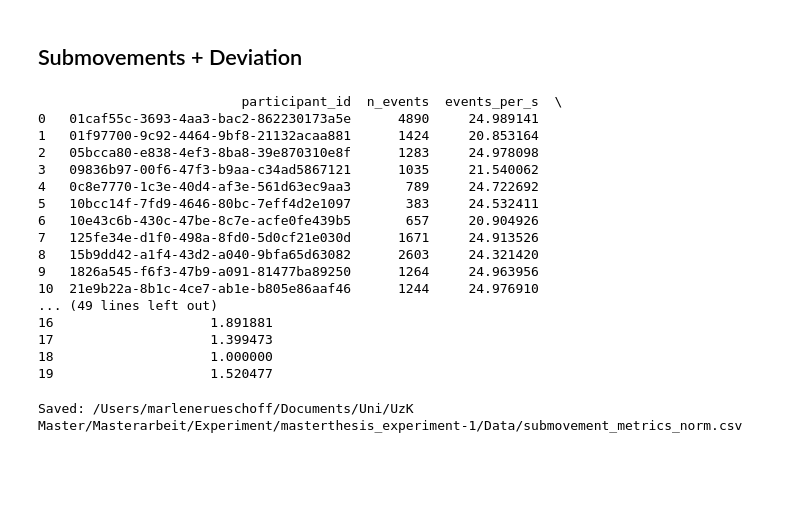
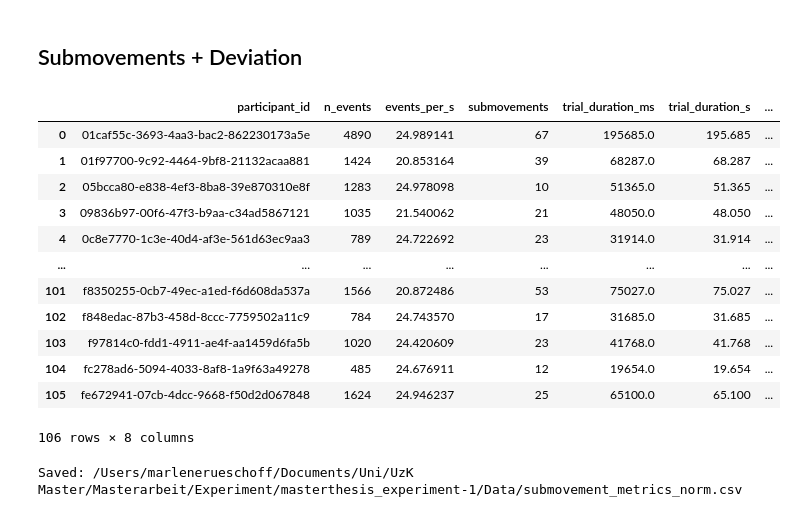
Before and after one commit to MarleneRu/MR_UzK, a Jupyter notebook: Analysis/Mouse_Metrics.ipynb, the cells around one changed output. Cells and saved outputs as stored; diff of their text form; code cells hidden in the pictures; blank space fills up the shorter version.

```diff
--- a/Analysis/Mouse_Metrics.ipynb
+++ b/Analysis/Mouse_Metrics.ipynb
@@ -356,51 +356,48 @@ def submovements_per_trial_velocity_peaks(
     needed = set(group_cols) | {"t_ms", x_col, y_col}
     missing = [c for c in needed if c not in events.columns]
     if missing:
         raise KeyError(f"events is missing required columns: {missing}")
 
     # Apply per-group computation
     out = (
         events
         .groupby(list(group_cols), dropna=False)
         .apply(_count_submovements_velocity_peaks, x_col=x_col, y_col=y_col)
         .reset_index()
     )
 
     # Clean up groupby-added index columns
     out = out.drop(columns=[c for c in out.columns if c.startswith("level_")], errors="ignore")
     return out
 
 
 ##################### Run #####################
 
 GROUPING = ("participant_id",)
 
 per_participant = submovements_per_trial_velocity_peaks(
     events_with_steps,  # must contain participant_id, t_ms, x_norm, y_norm (+ optional velocity_norm_s)
     group_cols=GROUPING,
     x_col="x_norm",
     y_col="y_norm",
 )
 
-print(per_participant.head(20))
+# Output
+per_participant
 # %% [output]
+|  | participant_id | n_events | events_per_s | submovements | trial_duration_ms | trial_duration_s | ... |
+| 0 | 01caf55c-3693-4aa3-bac2-862230173a5e | 4890 | 24.989141 | 67 | 195685.0 | 195.685 | ... |
+| 1 | 01f97700-9c92-4464-9bf8-21132acaa881 | 1424 | 20.853164 | 39 | 68287.0 | 68.287 | ... |
+| 2 | 05bcca80-e838-4ef3-8ba8-39e870310e8f | 1283 | 24.978098 | 10 | 51365.0 | 51.365 | ... |
+| 3 | 09836b97-00f6-47f3-b9aa-c34ad5867121 | 1035 | 21.540062 | 21 | 48050.0 | 48.050 | ... |
+| 4 | 0c8e7770-1c3e-40d4-af3e-561d63ec9aa3 | 789 | 24.722692 | 23 | 31914.0 | 31.914 | ... |
+| ... | ... | ... | ... | ... | ... | ... | ... |
+| 101 | f8350255-0cb7-49ec-a1ed-f6d608da537a | 1566 | 20.872486 | 53 | 75027.0 | 75.027 | ... |
+| 102 | f848edac-87b3-458d-8ccc-7759502a11c9 | 784 | 24.743570 | 17 | 31685.0 | 31.685 | ... |
+| 103 | f97814c0-fdd1-4911-ae4f-aa1459d6fa5b | 1020 | 24.420609 | 23 | 41768.0 | 41.768 | ... |
+| 104 | fc278ad6-5094-4033-8af8-1a9f63a49278 | 485 | 24.676911 | 12 | 19654.0 | 19.654 | ... |
+| 105 | fe672941-07cb-4dcc-9668-f50d2d067848 | 1624 | 24.946237 | 25 | 65100.0 | 65.100 | ... |
-                          participant_id  n_events  events_per_s  \
-0   01caf55c-3693-4aa3-bac2-862230173a5e      4890     24.989141
-1   01f97700-9c92-4464-9bf8-21132acaa881      1424     20.853164
-2   05bcca80-e838-4ef3-8ba8-39e870310e8f      1283     24.978098
-3   09836b97-00f6-47f3-b9aa-c34ad5867121      1035     21.540062
-4   0c8e7770-1c3e-40d4-af3e-561d63ec9aa3       789     24.722692
-5   10bcc14f-7fd9-4646-80bc-7eff4d2e1097       383     24.532411
-6   10e43c6b-430c-47be-8c7e-acfe0fe439b5       657     20.904926
-7   125fe34e-d1f0-498a-8fd0-5d0cf21e030d      1671     24.913526
-8   15b9dd42-a1f4-43d2-a040-9bfa65d63082      2603     24.321420
-9   1826a545-f6f3-47b9-a091-81477ba89250      1264     24.963956
-10  21e9b22a-8b1c-4ce7-ab1e-b805e86aaf46      1244     24.976910
-... (49 lines left out)
-16                    1.891881
-17                    1.399473
-18                    1.000000
-19                    1.520477
+106 rows × 8 columns
 # %%
 # save to CSV
 out_path = "/Users/marlenerueschoff/Documents/Uni/UzK Master/Masterarbeit/Experiment/masterthesis_experiment-1/Data/submovement_metrics_norm.csv"
```
Also changed, not shown: parts of 1 cell of this notebook, 1 other file.
